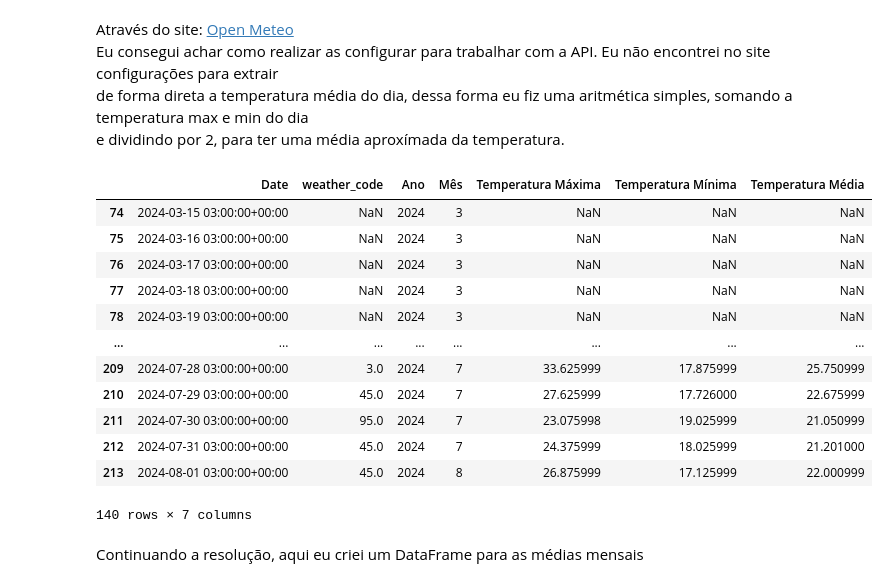
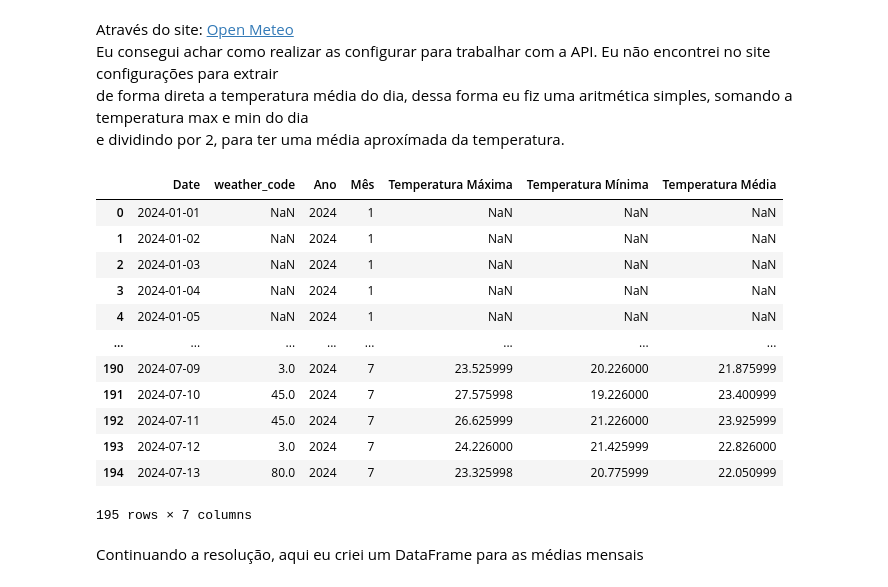
Before and after one commit to felipsants/emd-desafio-junior-data-scientist, a Jupyter notebook: analise_api.ipynb, the cells around one changed output. Saved outputs shown, nothing was run; the diff lists cells and outputs as text; code cells hidden in the pictures.

```diff
--- a/analise_api.ipynb
+++ b/analise_api.ipynb
@@ -137,48 +137,50 @@ params = {
 	"start_date": "2024-01-01",
 	"end_date": "2024-08-01"
 }
 responses = openmeteo.weather_api(url, params=params)
 
 response = responses[0]
 
 daily = response.Daily()
 daily_weather_code = daily.Variables(0).ValuesAsNumpy()
 daily_temperature_2m_max = daily.Variables(1).ValuesAsNumpy()
 daily_temperature_2m_min = daily.Variables(2).ValuesAsNumpy()
 
 daily_data = {"Date": pd.date_range(
-    start= pd.to_datetime(daily.Time(), unit = "s", utc = True),
-    end = pd.to_datetime(daily.TimeEnd(), unit = "s", utc = True),
+    start= pd.to_datetime(daily.Time(), unit = "s", utc = False),
+    end = pd.to_datetime(daily.TimeEnd(), unit = "s", utc = False),
     freq = pd.Timedelta(seconds = daily.Interval()),
     inclusive= "left"
 )}
 
 daily_dataframe = pd.DataFrame(data = daily_data)
 
 daily_data["weather_code"] = daily_weather_code
 daily_data['Ano'] = daily_dataframe['Date'].dt.year
 daily_data['Mês'] = daily_dataframe['Date'].dt.month
 daily_data["Temperatura Máxima"] = daily_temperature_2m_max
 daily_data["Temperatura Mínima"] = daily_temperature_2m_min
 daily_data["Temperatura Média"] = (daily_data['Temperatura Máxima'] + daily_data['Temperatura Mínima']) / 2
 
 daily_dataframe = pd.DataFrame(data = daily_data)
+daily_dataframe["Date"] = daily_dataframe["Date"].dt.date
+daily_dataframe["Date"] = pd.to_datetime(daily_dataframe['Date'])
 
-daily_dataframe.tail(140)
+daily_dataframe.head(195)
 # %% [output]
 |  | Date | weather_code | Ano | Mês | Temperatura Máxima | Temperatura Mínima | Temperatura Média |
-| 74 | 2024-03-15 03:00:00+00:00 | NaN | 2024 | 3 | NaN | NaN | NaN |
-| 75 | 2024-03-16 03:00:00+00:00 | NaN | 2024 | 3 | NaN | NaN | NaN |
-| 76 | 2024-03-17 03:00:00+00:00 | NaN | 2024 | 3 | NaN | NaN | NaN |
-| 77 | 2024-03-18 03:00:00+00:00 | NaN | 2024 | 3 | NaN | NaN | NaN |
-| 78 | 2024-03-19 03:00:00+00:00 | NaN | 2024 | 3 | NaN | NaN | NaN |
+| 0 | 2024-01-01 | NaN | 2024 | 1 | NaN | NaN | NaN |
+| 1 | 2024-01-02 | NaN | 2024 | 1 | NaN | NaN | NaN |
+| 2 | 2024-01-03 | NaN | 2024 | 1 | NaN | NaN | NaN |
+| 3 | 2024-01-04 | NaN | 2024 | 1 | NaN | NaN | NaN |
+| 4 | 2024-01-05 | NaN | 2024 | 1 | NaN | NaN | NaN |
 | ... | ... | ... | ... | ... | ... | ... | ... |
-| 209 | 2024-07-28 03:00:00+00:00 | 3.0 | 2024 | 7 | 33.625999 | 17.875999 | 25.750999 |
-| 210 | 2024-07-29 03:00:00+00:00 | 45.0 | 2024 | 7 | 27.625999 | 17.726000 | 22.675999 |
-| 211 | 2024-07-30 03:00:00+00:00 | 95.0 | 2024 | 7 | 23.075998 | 19.025999 | 21.050999 |
-| 212 | 2024-07-31 03:00:00+00:00 | 45.0 | 2024 | 7 | 24.375999 | 18.025999 | 21.201000 |
-| 213 | 2024-08-01 03:00:00+00:00 | 45.0 | 2024 | 8 | 26.875999 | 17.125999 | 22.000999 |
+| 190 | 2024-07-09 | 3.0 | 2024 | 7 | 23.525999 | 20.226000 | 21.875999 |
+| 191 | 2024-07-10 | 45.0 | 2024 | 7 | 27.575998 | 19.226000 | 23.400999 |
+| 192 | 2024-07-11 | 45.0 | 2024 | 7 | 26.625999 | 21.226000 | 23.925999 |
+| 193 | 2024-07-12 | 3.0 | 2024 | 7 | 24.226000 | 21.425999 | 22.826000 |
+| 194 | 2024-07-13 | 80.0 | 2024 | 7 | 23.325998 | 20.775999 | 22.050999 |
-140 rows × 7 columns
+195 rows × 7 columns
 # %% [markdown]
 Continuando a resolução, aqui eu criei um DataFrame para as médias mensais
 # %% [markdown]
```
Also changed, not shown: parts of 5 cells of this notebook.
